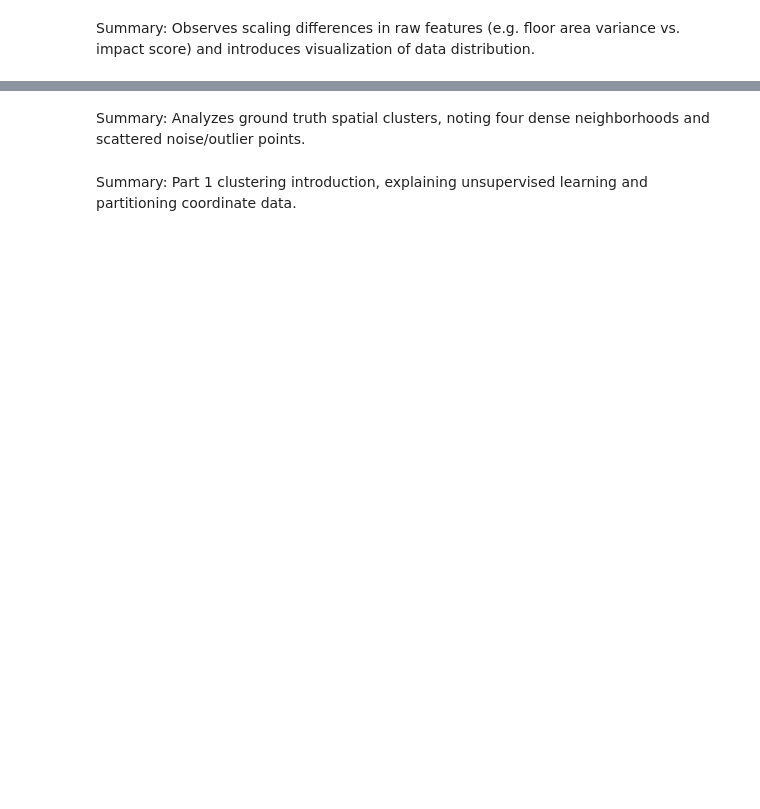
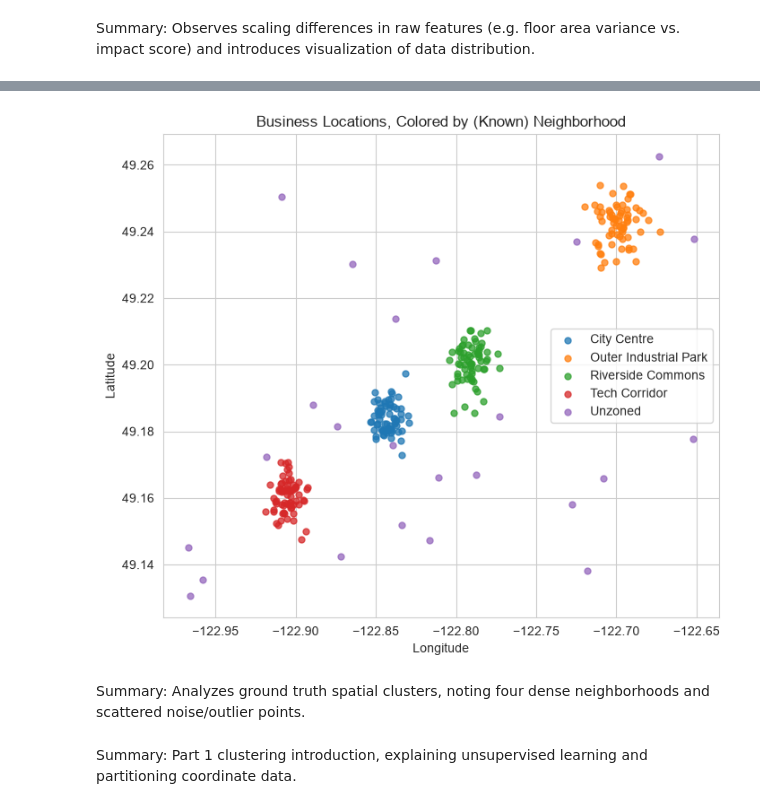
Before and after one commit to cda79/461-lab01-introduction, a Jupyter notebook: LabTask05/lab05-new.ipynb, the cells around one changed output, grey strips where cells are left out. Saved outputs shown, nothing was run; the diff lists cells and outputs as text; code cells hidden in the pictures; blank space fills up the shorter version.

```diff
--- a/LabTask05/lab05-new.ipynb
+++ b/LabTask05/lab05-new.ipynb
@@ -143,7 +150,19 @@ axes[0].set_title("Businesses per Neighborhood")
 # %%
 # create scatter plot of Longitude vs Latitude
+fig, ax = plt.subplots(figsize=(8,7))
+
 # group data by Neighborhood and color each group differently
+for name, group in df.groupby("Neighborhood"):
+    ax.scatter(group["Longtitude"], group["Latitude"], label=name, s=25, alpha=0.75)
+
 # add labels, legend, and show plot
+ax.set_xlabel("Longitude")
+ax.set_ylabel("Latitude")
+ax.set_title("Business Locations, Colored by (Known) Neighborhood")
+ax.legend()
+plt.show()
+# %% [output]
+[figure, added]
 # %% [markdown]
 Summary: Analyzes ground truth spatial clusters, noting four dense neighborhoods and scattered noise/outlier points.
 # %% [markdown]
```
Also changed, not shown: parts of 5 cells of this notebook.
